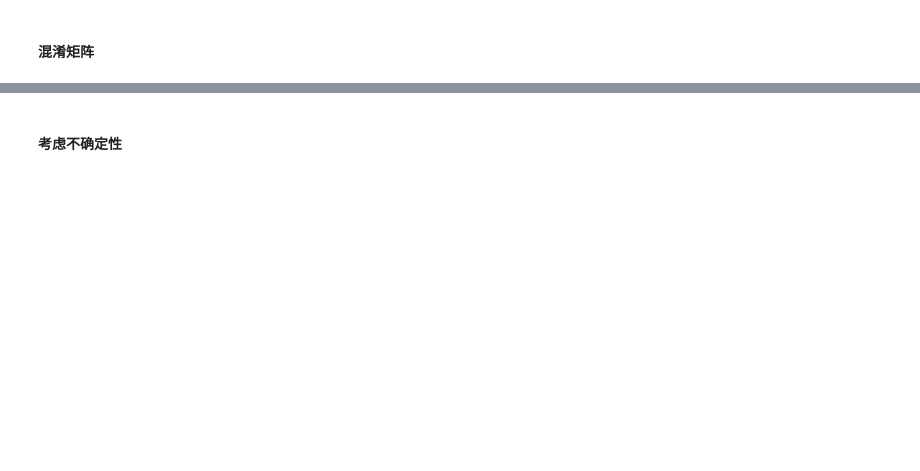
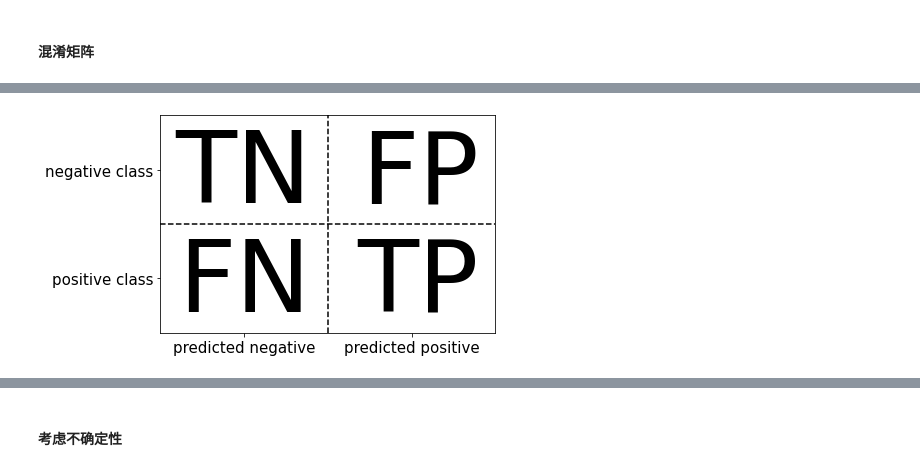
Before and after one commit to JPL-JUNO/Introduction-to-Machine-Learning-with-Python, a Jupyter notebook: Codes/Ch5.ipynb, the cells around one changed output, grey strips where cells are left out. Cells and saved outputs as stored; diff of their text form; code cells hidden in the pictures; blank space fills up the shorter version.

```diff
--- a/Codes/Ch5.ipynb
+++ b/Codes/Ch5.ipynb
@@ -453,0 +508,4 @@ Cross-validation scores: [0.96666667 1.         0.96666667 0.96666667 1.
+# %%
+mglearn.plots.plot_binary_confusion_matrix()
+# %% [output]
+[figure, added]
```
Also changed, not shown: parts of 37 cells of this notebook, 4 other files.
